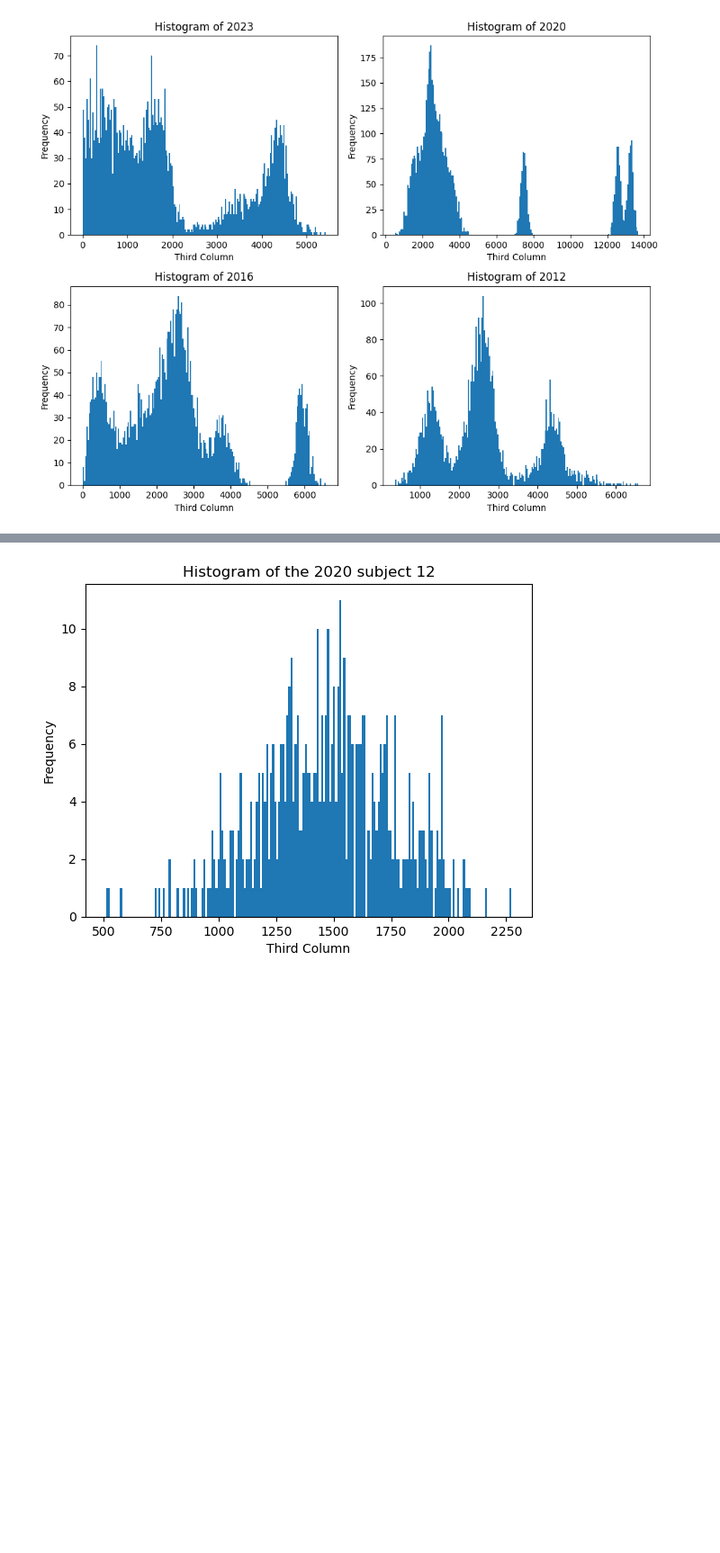
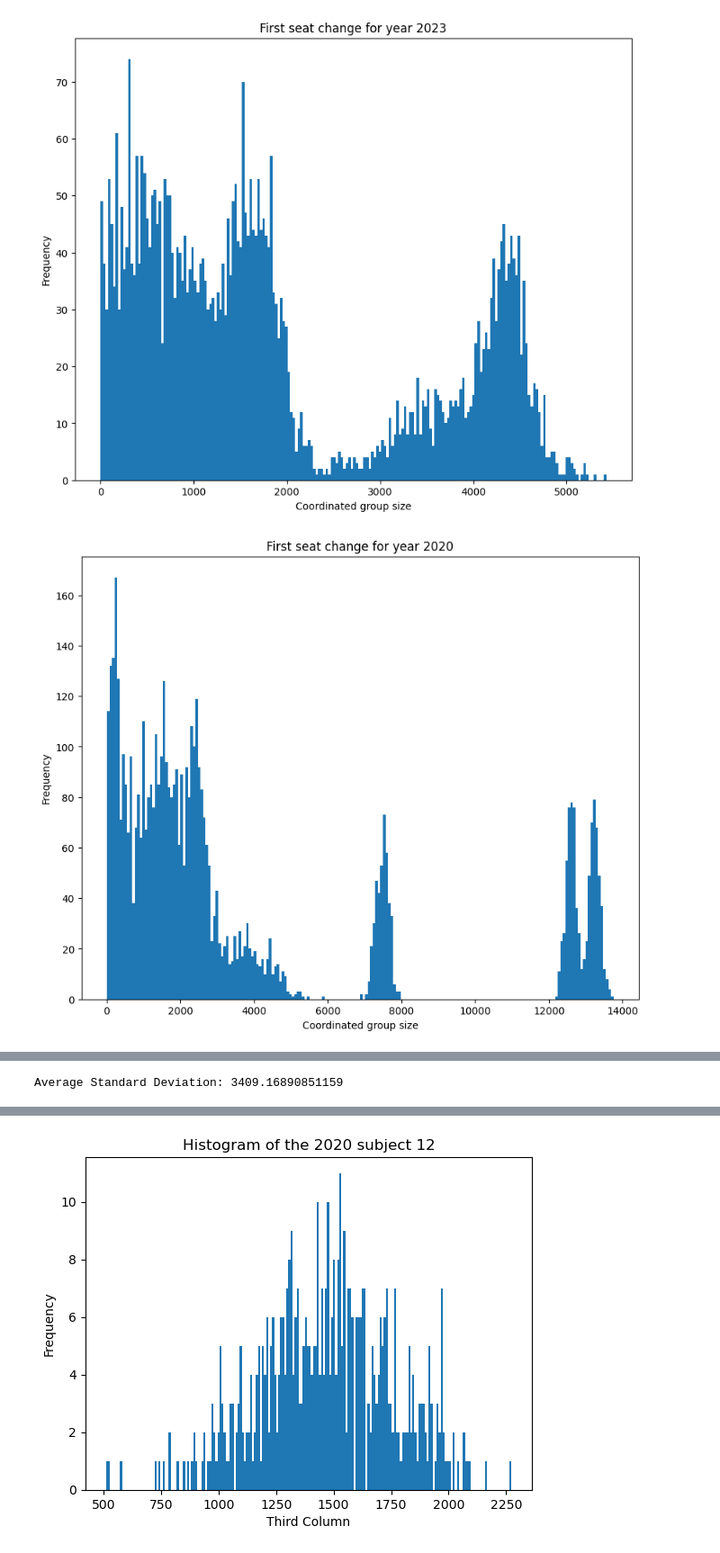
Before and after one commit to JnKamas/bc-praca, a Jupyter notebook: first_ch.ipynb, the cells around one changed output, grey strips where cells are left out. Shown: that part at 90% size. Saved outputs shown, nothing was run; the diff lists cells and outputs as text; code cells hidden in the pictures; blank space fills up the shorter version.

```diff
--- a/first_ch.ipynb
+++ b/first_ch.ipynb
@@ -1,24 +1,55 @@
-# %%
-import pandas as pd
-import matplotlib.pyplot as plt
-
-# Define the layout of the subplots
-rows = 2
-cols = 2
-fig, axes = plt.subplots(rows, cols, figsize=(10, 8))
-
-# Iterate over each year and plot the histogram in the corresponding subplot
-for i, year in enumerate(["2023", "2020", "2016", "2012"]):
-    row = i // cols
-    col = i % cols
-    df = pd.read_csv(f'./lowest_samples/lowest_samples{year}.csv', header=0)
-    axes[row, col].hist(df.iloc[:, 2], bins=200)
-    axes[row, col].set_xlabel('Third Column')
-    axes[row, col].set_ylabel('Frequency')
-    axes[row, col].set_title(f'Histogram of {year}')
-
-# Adjust layout and display the plot
-plt.tight_layout()
-plt.show()
-# %% [output]
-[figure, removed]
+# %%
+import pandas as pd
+import matplotlib.pyplot as plt
+import numpy as np
+
+# List of years to generate plots for
+years = ["2023", "2020", "2016", "2012", "2010", "2006", "2002", "1998", "1994"]
+
+# Create a new figure for cumulative plot
+cumulative_data = []
+
+# Loop through each year and create a separate figure
+std_devs = []  # To store standard deviations for each year
+
+for year in years:
+    # Create a new figure for individual plots
+    plt.figure(figsize=(10, 8))
+
+    # Read the CSV data for the given year
+    df = pd.read_csv(f'./lowest_samples/lowest_samples{year}.csv', header=0)
+
+    # Store the third column in the cumulative_data
+    cumulative_data.extend(df.iloc[:, 2])
+
+    # Calculate the standard deviation and add to the list
+    std_dev = np.std(df.iloc[:, 2])
+    std_devs.append(std_dev)
+
+    # Plot the histogram of the third column
+    plt.hist(df.iloc[:, 2], bins=200)
+
+    # Set the x and y labels and the title
+    plt.xlabel('Coordinated group size')
+    plt.ylabel('Frequency')
+    plt.title(f'First seat change for year {year}')
+
+    # Display the plot
+    plt.show()
+
+# Create a new figure for the cumulative plot
+plt.figure(figsize=(10, 8))
+
+# Plot the histogram for cumulative data
+plt.hist(cumulative_data, bins=200)
+plt.xlabel('Coordinated group size')
+plt.ylabel('Frequency')
+plt.title('Cumulative Plot for All Years')
+plt.show()
+
+# Calculate the average standard deviation
+avg_std_dev = np.mean(std_devs)
+print("Average Standard Deviation:", avg_std_dev)
+# %% [output]
+[figure, added]
+[figure, added]
@@ -25,3 +64,4 @@ plt.show()
+Average Standard Deviation: 3409.16890851159
 # %%
 import pandas as pd
 import matplotlib.pyplot as plt
```
Also changed, not shown: parts of 2 cells of this notebook, 20 other files.
